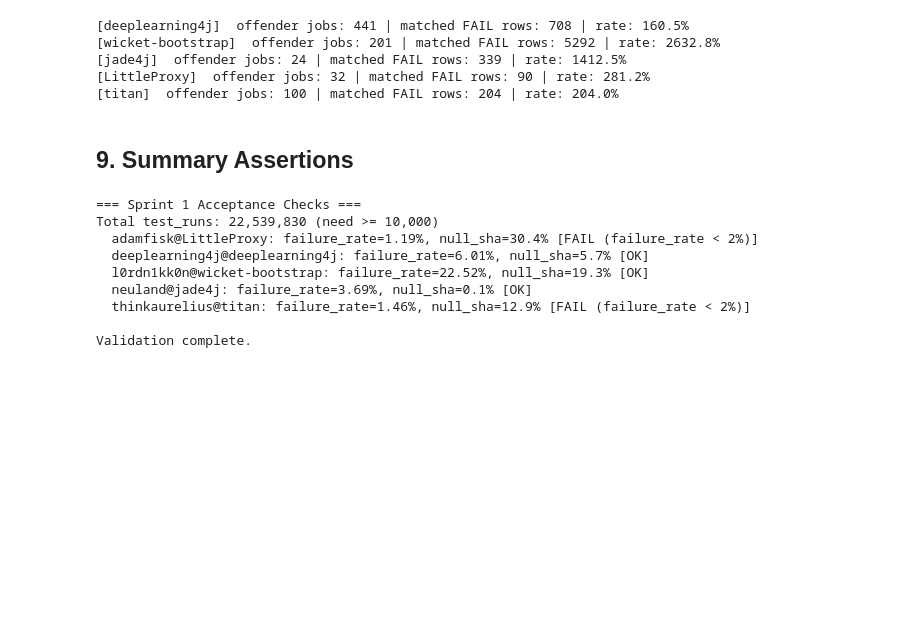
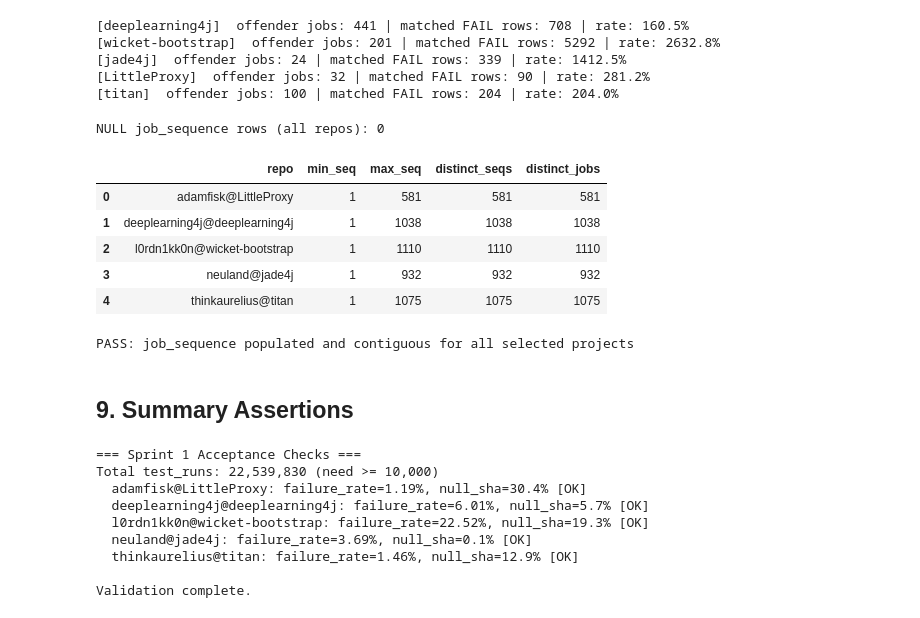
Before and after one commit to KienNT792/FSB-Capstone, a Jupyter notebook: notebooks/01_ground_truth_validation.ipynb, the cells around one changed output. Cells and saved outputs as stored; diff of their text form; code cells hidden in the pictures; blank space fills up the shorter version.

```diff
--- a/notebooks/01_ground_truth_validation.ipynb
+++ b/notebooks/01_ground_truth_validation.ipynb
@@ -421,6 +421,42 @@ for project in SELECTED_PROJECTS:
 [jade4j]  offender jobs: 24 | matched FAIL rows: 339 | rate: 1412.5%
 [LittleProxy]  offender jobs: 32 | matched FAIL rows: 90 | rate: 281.2%
 [titan]  offender jobs: 100 | matched FAIL rows: 204 | rate: 204.0%
+# %%
+## 8b. job_sequence Verification
+
+js_nulls = pd.read_sql("SELECT COUNT(*) as n FROM test_runs WHERE job_sequence IS NULL", con).iloc[0, 0]
+placeholders_js = ",".join(["?"] * len(SELECTED_PROJECTS))
+js_sample = pd.read_sql(
+    f"""
+    SELECT repo,
+           MIN(job_sequence) AS min_seq,
+           MAX(job_sequence) AS max_seq,
+           COUNT(DISTINCT job_sequence) AS distinct_seqs,
+           COUNT(DISTINCT job_id) AS distinct_jobs
+    FROM test_runs
+    WHERE repo IN ({placeholders_js})
+    GROUP BY repo
+    ORDER BY repo
+    """,
+    con,
+    params=SELECTED_PROJECTS,
+)
+
+print(f"NULL job_sequence rows (all repos): {js_nulls}")
+assert js_nulls == 0, f"FAIL: job_sequence has {js_nulls} NULL values"
+display(js_sample)
+mismatch = js_sample[js_sample["distinct_seqs"] != js_sample["distinct_jobs"]]
+assert len(mismatch) == 0, f"FAIL: DENSE_RANK mismatch: {mismatch}"
+print("PASS: job_sequence populated and contiguous for all selected projects")
+# %% [output]
+NULL job_sequence rows (all repos): 0
+|  | repo | min_seq | max_seq | distinct_seqs | distinct_jobs |
+| 0 | adamfisk@LittleProxy | 1 | 581 | 581 | 581 |
+| 1 | deeplearning4j@deeplearning4j | 1 | 1038 | 1038 | 1038 |
+| 2 | l0rdn1kk0n@wicket-bootstrap | 1 | 1110 | 1110 | 1110 |
+| 3 | neuland@jade4j | 1 | 932 | 932 | 932 |
+| 4 | thinkaurelius@titan | 1 | 1075 | 1075 | 1075 |
+PASS: job_sequence populated and contiguous for all selected projects
 # %% [markdown]
 ## 9. Summary Assertions
 # %%
@@ -433,21 +469,23 @@ for _, row in selected_quality.iterrows():
     repo = row["repo"]
     fr = row["failure_rate"]
     nr = row["null_sha_rate"]
-    fail_ok = fr >= 0.02
+    fail_ok = fr >= 0.01  # ADR 2026-05-10: threshold lowered from 2% to 1%
     null_warn = nr > 0.40
-    status = "OK" if fail_ok else "FAIL (failure_rate < 2%)"
+    status = "OK" if fail_ok else "FAIL (failure_rate < 1%)"
     warn = " | WARNING: null_sha > 40%" if null_warn else ""
     print(f"  {repo}: failure_rate={fr:.2%}, null_sha={nr:.1%} [{status}{warn}]")
 
+all_ok = all(row["failure_rate"] >= 0.01 for _, row in selected_quality.iterrows())
+assert all_ok, "FAIL: one or more selected projects have failure_rate < 1%"
 print("\nValidation complete.")
 con.close()
 # %% [output]
 === Sprint 1 Acceptance Checks ===
 Total test_runs: 22,539,830 (need >= 10,000)
-  adamfisk@LittleProxy: failure_rate=1.19%, null_sha=30.4% [FAIL (failure_rate < 2%)]
+  adamfisk@LittleProxy: failure_rate=1.19%, null_sha=30.4% [OK]
   deeplearning4j@deeplearning4j: failure_rate=6.01%, null_sha=5.7% [OK]
   l0rdn1kk0n@wicket-bootstrap: failure_rate=22.52%, null_sha=19.3% [OK]
   neuland@jade4j: failure_rate=3.69%, null_sha=0.1% [OK]
-  thinkaurelius@titan: failure_rate=1.46%, null_sha=12.9% [FAIL (failure_rate < 2%)]
+  thinkaurelius@titan: failure_rate=1.46%, null_sha=12.9% [OK]
 
 Validation complete.
```
Also changed, not shown: parts of 2 cells of this notebook, 6 other files.
